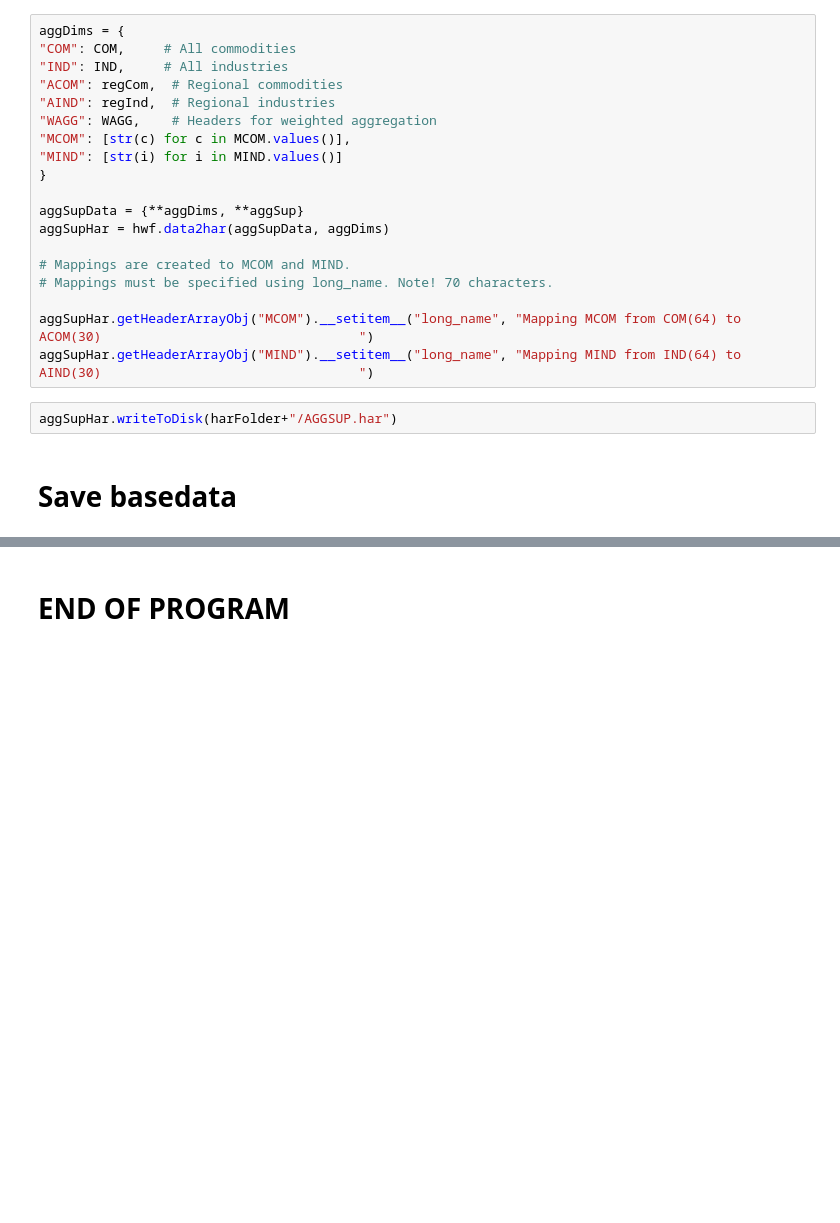
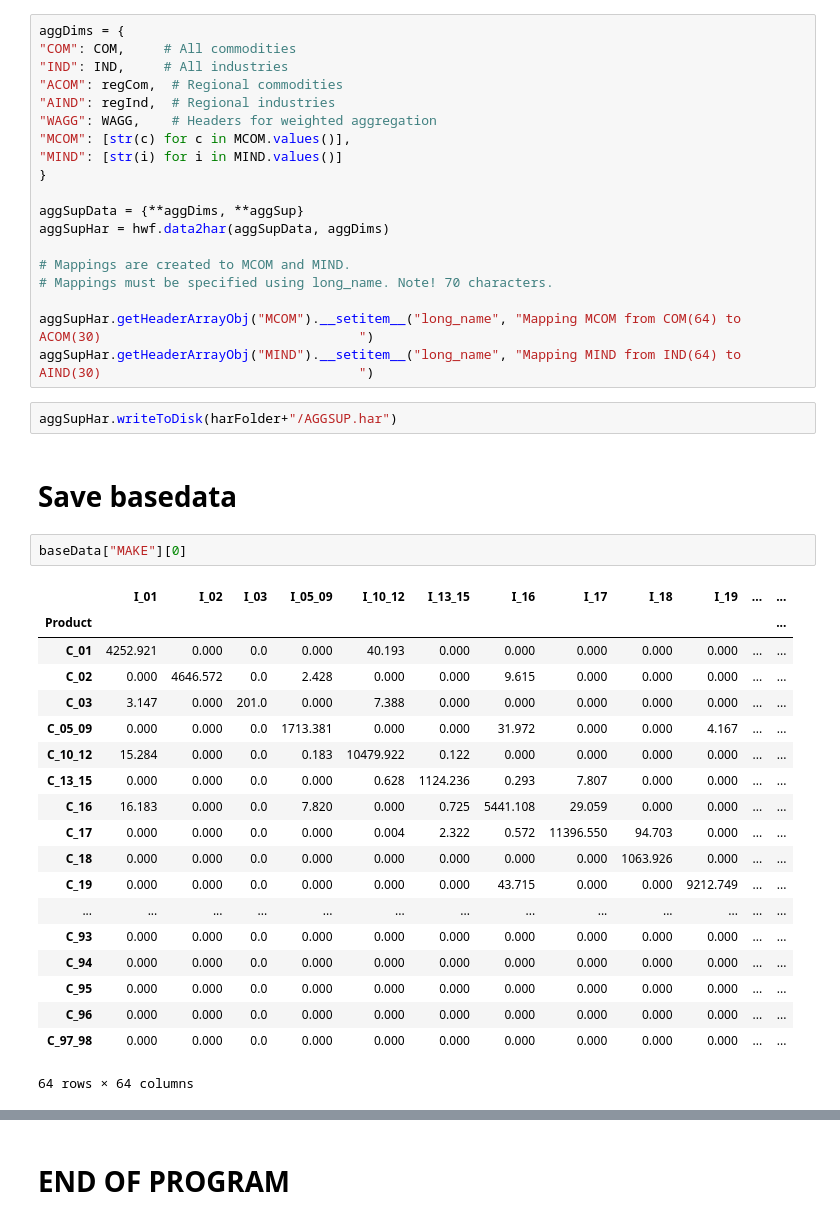
Before and after one commit to pttry/alta, a Jupyter notebook: CGE_basedata.ipynb, the cells around one changed output, grey strips where cells are left out. Drawn from its saved outputs; the diff is of its cells as text; blank space fills up the shorter version.

```diff
--- a/CGE_basedata.ipynb
+++ b/CGE_basedata.ipynb
@@ -1175,3 +1175,25 @@ aggSupHar.getHeaderArrayObj("MIND").__setitem__("long_name", "Mapping MIND from
 aggSupHar.writeToDisk(harFolder+"/AGGSUP.har")
 # %% [markdown]
 # Save basedata
+# %%
+baseData["MAKE"][0]
+# %% [output]
+|  | I_01 | I_02 | I_03 | I_05_09 | I_10_12 | I_13_15 | I_16 | I_17 | I_18 | I_19 | ... | ... |
+| Product |  |  |  |  |  |  |  |  |  |  |  | ... |
+| C_01 | 4252.921 | 0.000 | 0.0 | 0.000 | 40.193 | 0.000 | 0.000 | 0.000 | 0.000 | 0.000 | ... | ... |
+| C_02 | 0.000 | 4646.572 | 0.0 | 2.428 | 0.000 | 0.000 | 9.615 | 0.000 | 0.000 | 0.000 | ... | ... |
+| C_03 | 3.147 | 0.000 | 201.0 | 0.000 | 7.388 | 0.000 | 0.000 | 0.000 | 0.000 | 0.000 | ... | ... |
+| C_05_09 | 0.000 | 0.000 | 0.0 | 1713.381 | 0.000 | 0.000 | 31.972 | 0.000 | 0.000 | 4.167 | ... | ... |
+| C_10_12 | 15.284 | 0.000 | 0.0 | 0.183 | 10479.922 | 0.122 | 0.000 | 0.000 | 0.000 | 0.000 | ... | ... |
+| C_13_15 | 0.000 | 0.000 | 0.0 | 0.000 | 0.628 | 1124.236 | 0.293 | 7.807 | 0.000 | 0.000 | ... | ... |
+| C_16 | 16.183 | 0.000 | 0.0 | 7.820 | 0.000 | 0.725 | 5441.108 | 29.059 | 0.000 | 0.000 | ... | ... |
+| C_17 | 0.000 | 0.000 | 0.0 | 0.000 | 0.004 | 2.322 | 0.572 | 11396.550 | 94.703 | 0.000 | ... | ... |
+| C_18 | 0.000 | 0.000 | 0.0 | 0.000 | 0.000 | 0.000 | 0.000 | 0.000 | 1063.926 | 0.000 | ... | ... |
+| C_19 | 0.000 | 0.000 | 0.0 | 0.000 | 0.000 | 0.000 | 43.715 | 0.000 | 0.000 | 9212.749 | ... | ... |
+| ... | ... | ... | ... | ... | ... | ... | ... | ... | ... | ... | ... | ... |
+| C_93 | 0.000 | 0.000 | 0.0 | 0.000 | 0.000 | 0.000 | 0.000 | 0.000 | 0.000 | 0.000 | ... | ... |
+| C_94 | 0.000 | 0.000 | 0.0 | 0.000 | 0.000 | 0.000 | 0.000 | 0.000 | 0.000 | 0.000 | ... | ... |
+| C_95 | 0.000 | 0.000 | 0.0 | 0.000 | 0.000 | 0.000 | 0.000 | 0.000 | 0.000 | 0.000 | ... | ... |
+| C_96 | 0.000 | 0.000 | 0.0 | 0.000 | 0.000 | 0.000 | 0.000 | 0.000 | 0.000 | 0.000 | ... | ... |
+| C_97_98 | 0.000 | 0.000 | 0.0 | 0.000 | 0.000 | 0.000 | 0.000 | 0.000 | 0.000 | 0.000 | ... | ... |
+64 rows × 64 columns
```
Also changed, not shown: parts of 1 cell of this notebook, 58 other files.
